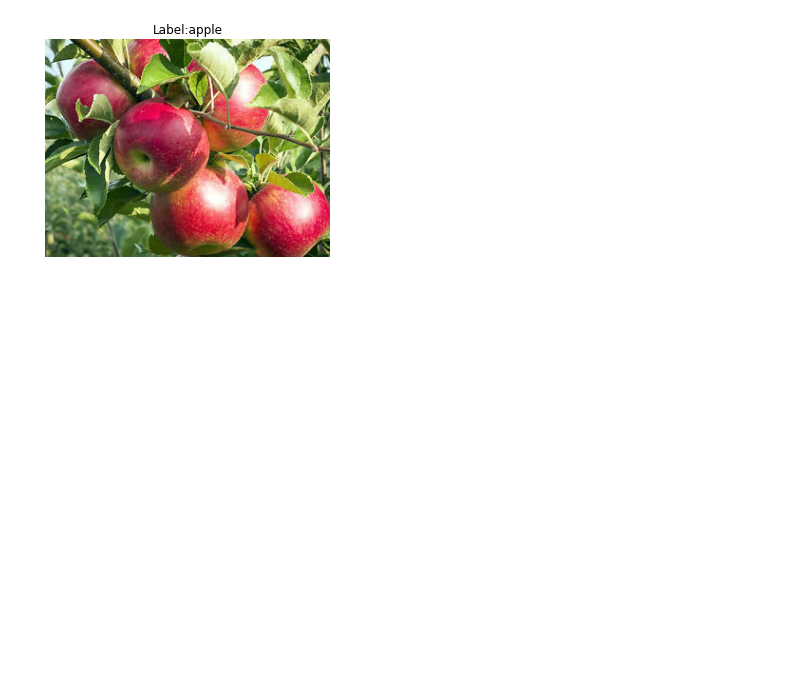
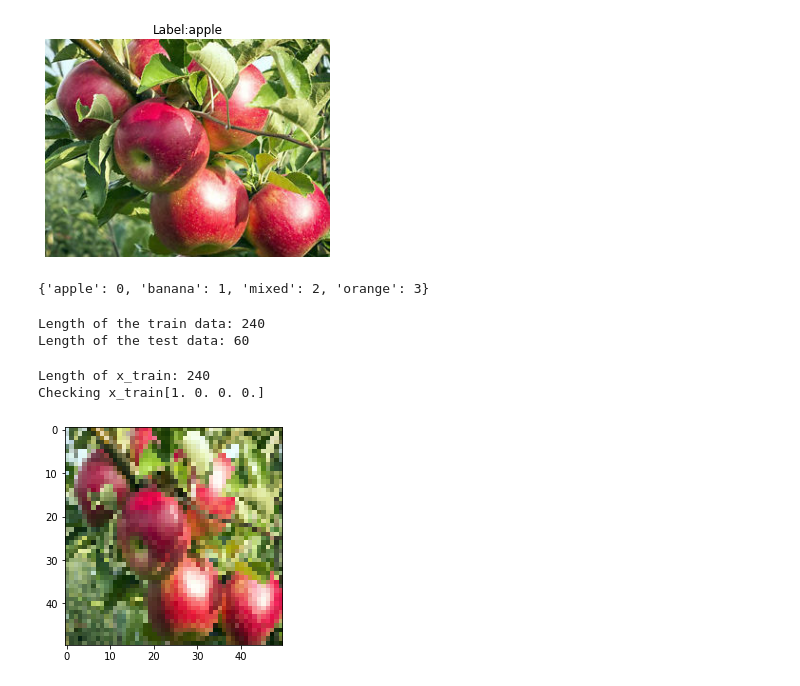
Before and after one commit to vishwan454/Machine_learning1, a Jupyter notebook: object_detection/Object_detection.ipynb, the cells around one changed output. Saved outputs shown, nothing was run; the diff lists cells and outputs as text; code cells hidden in the pictures; blank space fills up the shorter version.

```diff
--- a/object_detection/Object_detection.ipynb
+++ b/object_detection/Object_detection.ipynb
@@ -87,3 +88,39 @@ for path in path_test:
     x_test.append(final_img)
 
 x_test = np.array(x_test)
+# %%
+furits = {}
+
+for i in range(len(label_train_unique)):
+    furits[label_train_unique[i]] = i
+
+furits
+# %% [output]
+{'apple': 0, 'banana': 1, 'mixed': 2, 'orange': 3}
+# %%
+temp_train = []
+temp_test = []
+
+for label in label_train:
+    temp_train.append(furits.get(label))
+
+for label in label_test:
+    temp_test.append(furits.get(label))
+
+print("Length of the train data:",len(temp_train))
+print("Length of the test data:",len(temp_test))
+# %% [output]
+Length of the train data: 240
+Length of the test data: 60
+# %%
+y_train = keras.utils.to_categorical(temp_train,4)
+y_test = keras.utils.to_categorical(temp_test,4)
+# %%
+print("Length of x_train:", len(x_train))
+plt.imshow(x_train[34])
+print("Checking x_train" + str(y_train[34]))
+plt.show()
+# %% [output]
+Length of x_train: 240
+Checking x_train[1. 0. 0. 0.]
+[figure, added]
```
Also changed, not shown: parts of 10 cells of this notebook.
